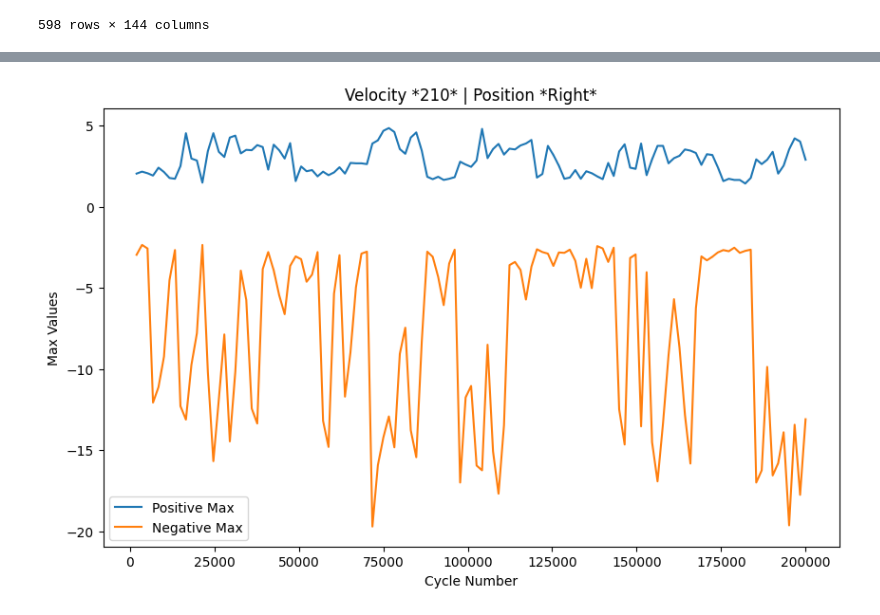
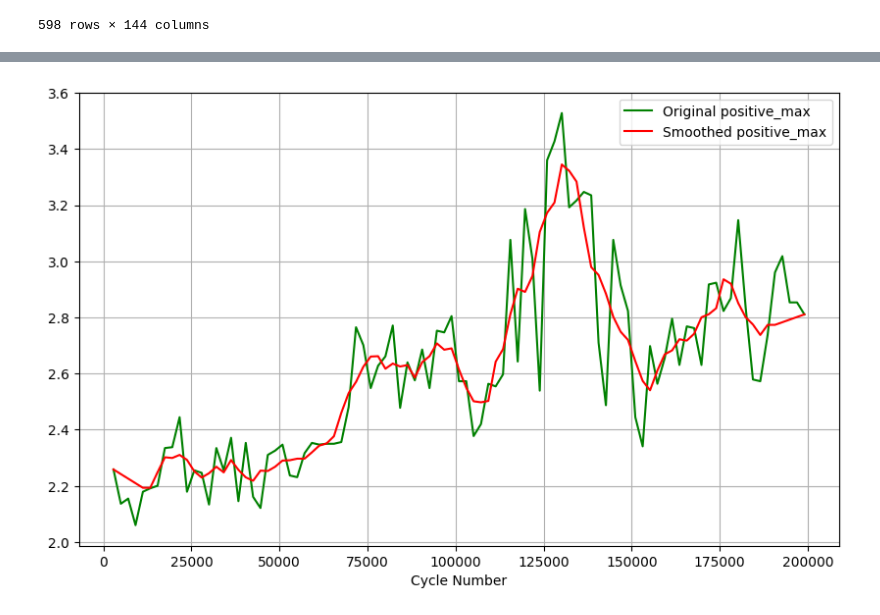
Before and after one commit to rammalali/FYP, a Jupyter notebook: ML/acceleration/acceleration1.ipynb, the cells around one changed output, grey strips where cells are left out. Drawn from its saved outputs; the diff is of its cells as text; code cells hidden in the pictures.

```diff
--- a/ML/acceleration/acceleration1.ipynb
+++ b/ML/acceleration/acceleration1.ipynb
@@ -190,19 +55,0 @@ table_7
-# %%
-tables = [table_2, table_3, table_6, table_7]
-combined_df = pd.concat(tables)
-
-# Custom grouping function to merge velocities within a threshold of 5
-def custom_grouping(df, threshold=5):
-    df = df.sort_values(by=['id', 'velocity'])  # Sort to ensure grouping works
-    df['velocity_group'] = (df['velocity'] // threshold) * threshold  # Group velocities by threshold
-    return df
-
-# Apply custom grouping
-grouped_df = custom_grouping(combined_df)
-
-# Compute mean for the group
-final_df = grouped_df.groupby(['id', 'velocity_group']).mean().reset_index()
-
-# Rename 'velocity_group' back to 'velocity' for clarity
-# final_df.rename(columns={'velocity_group': 'velocity'}, inplace=True)
-final_df = final_df[final_df['velocity'] != 400.0]
@@ -225,23 +163,14 @@ final_df
 # %%
 import matplotlib.pyplot as plt
 
-# Assuming 'cycle_number' corresponds to column 3 in the given data
-velocity = 210
-position = 'Right'
-
-df = combined_df[(combined_df[8]==velocity)&(combined_df[140]==2)&(combined_df[141]==position)]
-cycle_number = df[3]
-
-# Plotting positive_max and negative_max against cycle_number
+# Filter the DataFrame based on position and velocity, and plot
+df = combined_df[combined_df['velocity'] == 270]
 plt.figure(figsize=(10, 6))
-plt.plot(cycle_number, df['positive_max'], label='Positive Max')
-plt.plot(cycle_number, df['negative_max'], label='Negative Max')
-
-# Adding labels and title
-plt.xlabel('Cycle Number')
-plt.ylabel('Max Values')
-plt.title(f'Velocity *{velocity}* | Position *{position}*')
+plt.plot(df['Cycle_Number'], df['positive_max'], label='Original positive_max', color='green')
+plt.plot(df['Cycle_Number'], df['smoothed_positive_max'], label='Smoothed positive_max', color='red')
+plt.xlabel("Cycle Number")
 plt.legend()
+plt.grid()
 plt.show()
 # %% [output]
-[figure, old version]
+[figure, new version]
```
Also changed, not shown: parts of 19 cells of this notebook, 2 other files.
